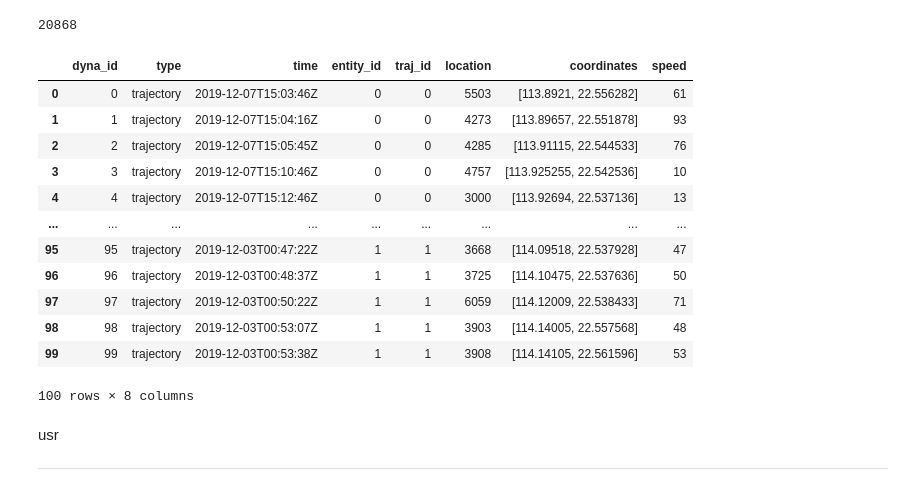
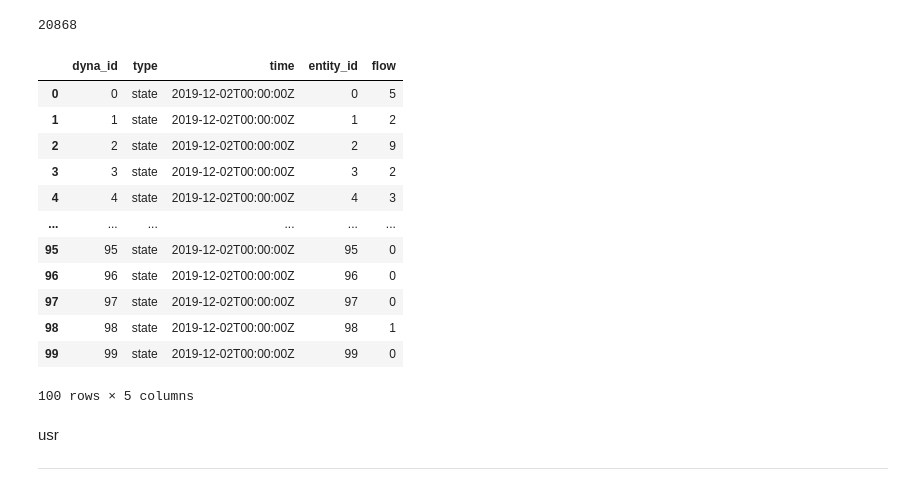
Before and after one commit to XDZhelheim/TrafficFlowModel, a Jupyter notebook: data_process/convert_atom.ipynb, the cells around one changed output. Drawn from its saved outputs; the diff is of its cells as text; code cells hidden in the pictures.

```diff
--- a/data_process/convert_atom.ipynb
+++ b/data_process/convert_atom.ipynb
@@ -243,22 +305,22 @@ dyna_file.close()
 # %%
 # df_dyna.to_csv("../data/libcity_atom/sz_taxi_train.dyna", index=False)
-df_dyna=pd.read_csv("../data/libcity_atom/sz_taxi_train.dyna", nrows=100)
+df_dyna=pd.read_csv("../data/libcity_atom/sz_taxi.dyna", nrows=100)
 
 df_dyna
 # %% [output]
-|  | dyna_id | type | time | entity_id | traj_id | location | coordinates | speed |
-| 0 | 0 | trajectory | 2019-12-07T15:03:46Z | 0 | 0 | 5503 | [113.8921, 22.556282] | 61 |
-| 1 | 1 | trajectory | 2019-12-07T15:04:16Z | 0 | 0 | 4273 | [113.89657, 22.551878] | 93 |
-| 2 | 2 | trajectory | 2019-12-07T15:05:45Z | 0 | 0 | 4285 | [113.91115, 22.544533] | 76 |
-| 3 | 3 | trajectory | 2019-12-07T15:10:46Z | 0 | 0 | 4757 | [113.925255, 22.542536] | 10 |
-| 4 | 4 | trajectory | 2019-12-07T15:12:46Z | 0 | 0 | 3000 | [113.92694, 22.537136] | 13 |
-| ... | ... | ... | ... | ... | ... | ... | ... | ... |
-| 95 | 95 | trajectory | 2019-12-03T00:47:22Z | 1 | 1 | 3668 | [114.09518, 22.537928] | 47 |
-| 96 | 96 | trajectory | 2019-12-03T00:48:37Z | 1 | 1 | 3725 | [114.10475, 22.537636] | 50 |
-| 97 | 97 | trajectory | 2019-12-03T00:50:22Z | 1 | 1 | 6059 | [114.12009, 22.538433] | 71 |
-| 98 | 98 | trajectory | 2019-12-03T00:53:07Z | 1 | 1 | 3903 | [114.14005, 22.557568] | 48 |
-| 99 | 99 | trajectory | 2019-12-03T00:53:38Z | 1 | 1 | 3908 | [114.14105, 22.561596] | 53 |
+|  | dyna_id | type | time | entity_id | flow |
+| 0 | 0 | state | 2019-12-02T00:00:00Z | 0 | 5 |
+| 1 | 1 | state | 2019-12-02T00:00:00Z | 1 | 2 |
+| 2 | 2 | state | 2019-12-02T00:00:00Z | 2 | 9 |
+| 3 | 3 | state | 2019-12-02T00:00:00Z | 3 | 2 |
+| 4 | 4 | state | 2019-12-02T00:00:00Z | 4 | 3 |
+| ... | ... | ... | ... | ... | ... |
+| 95 | 95 | state | 2019-12-02T00:00:00Z | 95 | 0 |
+| 96 | 96 | state | 2019-12-02T00:00:00Z | 96 | 0 |
+| 97 | 97 | state | 2019-12-02T00:00:00Z | 97 | 0 |
+| 98 | 98 | state | 2019-12-02T00:00:00Z | 98 | 1 |
+| 99 | 99 | state | 2019-12-02T00:00:00Z | 99 | 0 |
-100 rows × 8 columns
+100 rows × 5 columns
 # %% [markdown]
 usr
 
```
Also changed, not shown: parts of 9 cells of this notebook, 2 other files.
